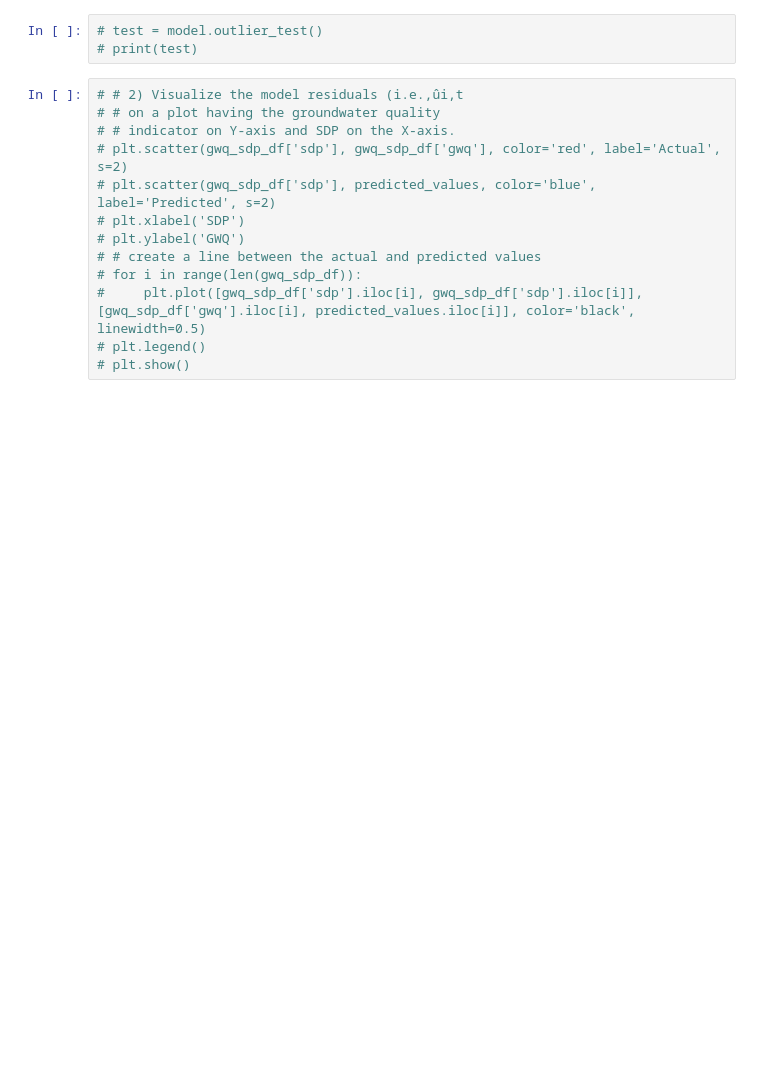
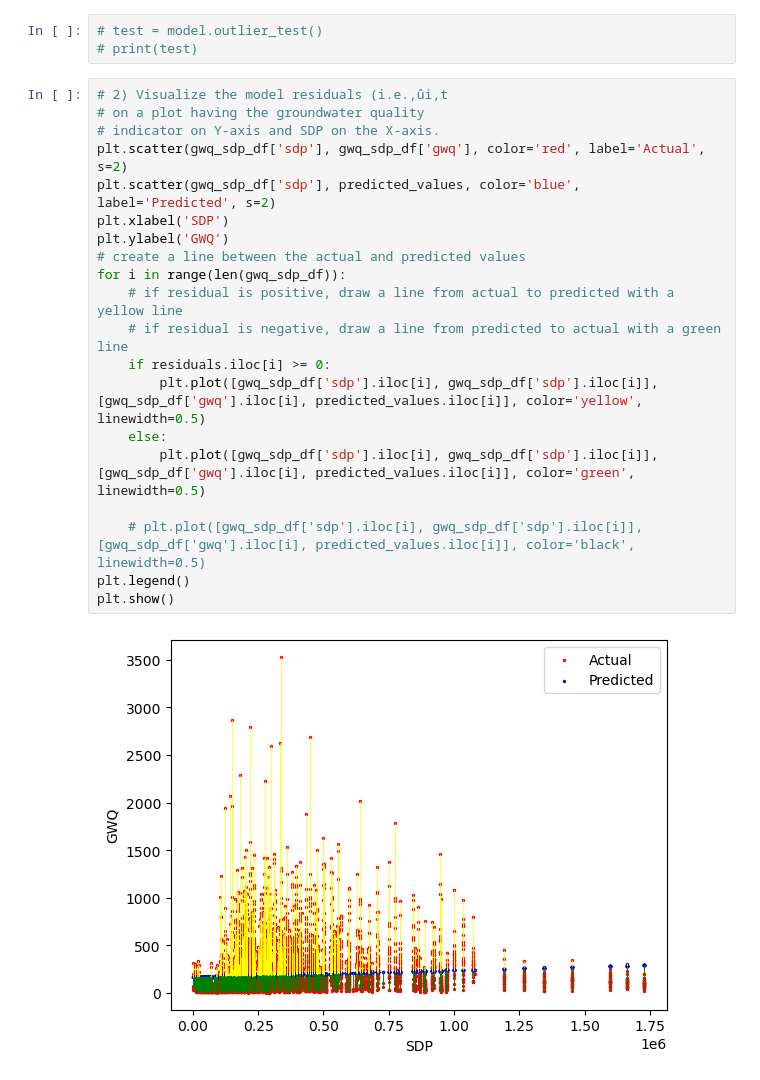
Before and after one commit to 0xGodspeed/econometrics_project, a Jupyter notebook: main.ipynb, the cells around one changed output. Drawn from its saved outputs; the diff is of its cells as text; blank space fills up the shorter version.

```diff
--- a/main.ipynb
+++ b/main.ipynb
@@ -258,18 +261,27 @@ plt.show()
 # test = model.outlier_test()
 # print(test)
 # %%
-# # 2) Visualize the model residuals (i.e.,ûi,t
-# # on a plot having the groundwater quality
-# # indicator on Y-axis and SDP on the X-axis.
-# plt.scatter(gwq_sdp_df['sdp'], gwq_sdp_df['gwq'], color='red', label='Actual', s=2)
-# plt.scatter(gwq_sdp_df['sdp'], predicted_values, color='blue', label='Predicted', s=2)
-# plt.xlabel('SDP')
-# plt.ylabel('GWQ')
-# # create a line between the actual and predicted values
-# for i in range(len(gwq_sdp_df)):
-#     plt.plot([gwq_sdp_df['sdp'].iloc[i], gwq_sdp_df['sdp'].iloc[i]], [gwq_sdp_df['gwq'].iloc[i], predicted_values.iloc[i]], color='black', linewidth=0.5)
-# plt.legend()
-# plt.show()
+# 2) Visualize the model residuals (i.e.,ûi,t
+# on a plot having the groundwater quality
+# indicator on Y-axis and SDP on the X-axis.
+plt.scatter(gwq_sdp_df['sdp'], gwq_sdp_df['gwq'], color='red', label='Actual', s=2)
+plt.scatter(gwq_sdp_df['sdp'], predicted_values, color='blue', label='Predicted', s=2)
+plt.xlabel('SDP')
+plt.ylabel('GWQ')
+# create a line between the actual and predicted values
+for i in range(len(gwq_sdp_df)):
+    # if residual is positive, draw a line from actual to predicted with a yellow line
+    # if residual is negative, draw a line from predicted to actual with a green line
+    if residuals.iloc[i] >= 0:
+        plt.plot([gwq_sdp_df['sdp'].iloc[i], gwq_sdp_df['sdp'].iloc[i]], [gwq_sdp_df['gwq'].iloc[i], predicted_values.iloc[i]], color='yellow', linewidth=0.5)
+    else:
+        plt.plot([gwq_sdp_df['sdp'].iloc[i], gwq_sdp_df['sdp'].iloc[i]], [gwq_sdp_df['gwq'].iloc[i], predicted_values.iloc[i]], color='green', linewidth=0.5)
+
+    # plt.plot([gwq_sdp_df['sdp'].iloc[i], gwq_sdp_df['sdp'].iloc[i]], [gwq_sdp_df['gwq'].iloc[i], predicted_values.iloc[i]], color='black', linewidth=0.5)
+plt.legend()
+plt.show()
+# %% [output]
+[figure, added]
 # %%
 # plot residuals vs actual values
 # having ûi,ton Y-axis and SDP on x-axis.
```
Also changed, not shown: parts of 17 cells of this notebook, 6 other files.
